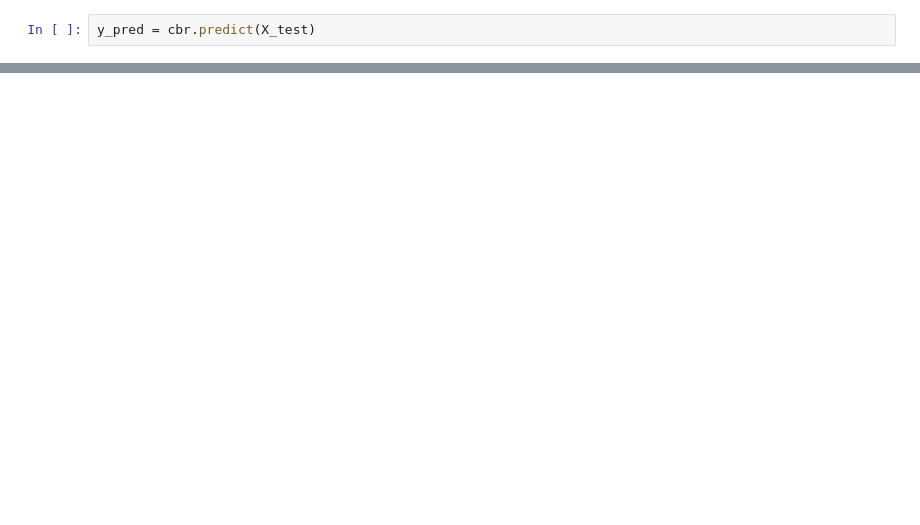
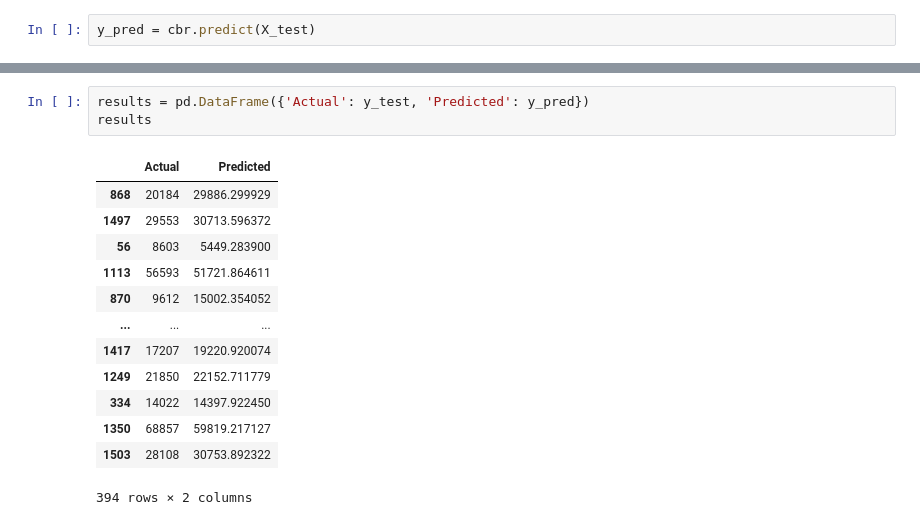
Before and after one commit to Raad42/AflAnalysis-, a Jupyter notebook: notebooks/model.ipynb, the cells around one changed output, grey strips where cells are left out. Drawn from its saved outputs; the diff is of its cells as text; blank space fills up the shorter version.

```diff
--- a/notebooks/model.ipynb
+++ b/notebooks/model.ipynb
@@ -163,3 +215,20 @@ R-squared: 0.5528535389588813
+# %%
+results = pd.DataFrame({'Actual': y_test, 'Predicted': y_pred})
+results
+# %% [output]
+|  | Actual | Predicted |
+| 868 | 20184 | 29886.299929 |
+| 1497 | 29553 | 30713.596372 |
+| 56 | 8603 | 5449.283900 |
+| 1113 | 56593 | 51721.864611 |
+| 870 | 9612 | 15002.354052 |
+| ... | ... | ... |
+| 1417 | 17207 | 19220.920074 |
+| 1249 | 21850 | 22152.711779 |
+| 334 | 14022 | 14397.922450 |
+| 1350 | 68857 | 59819.217127 |
+| 1503 | 28108 | 30753.892322 |
+394 rows × 2 columns
 # %%
 # Plot results
 plt.scatter(y_test, y_pred)
```
Also changed, not shown: parts of 19 cells of this notebook, 26 other files.
